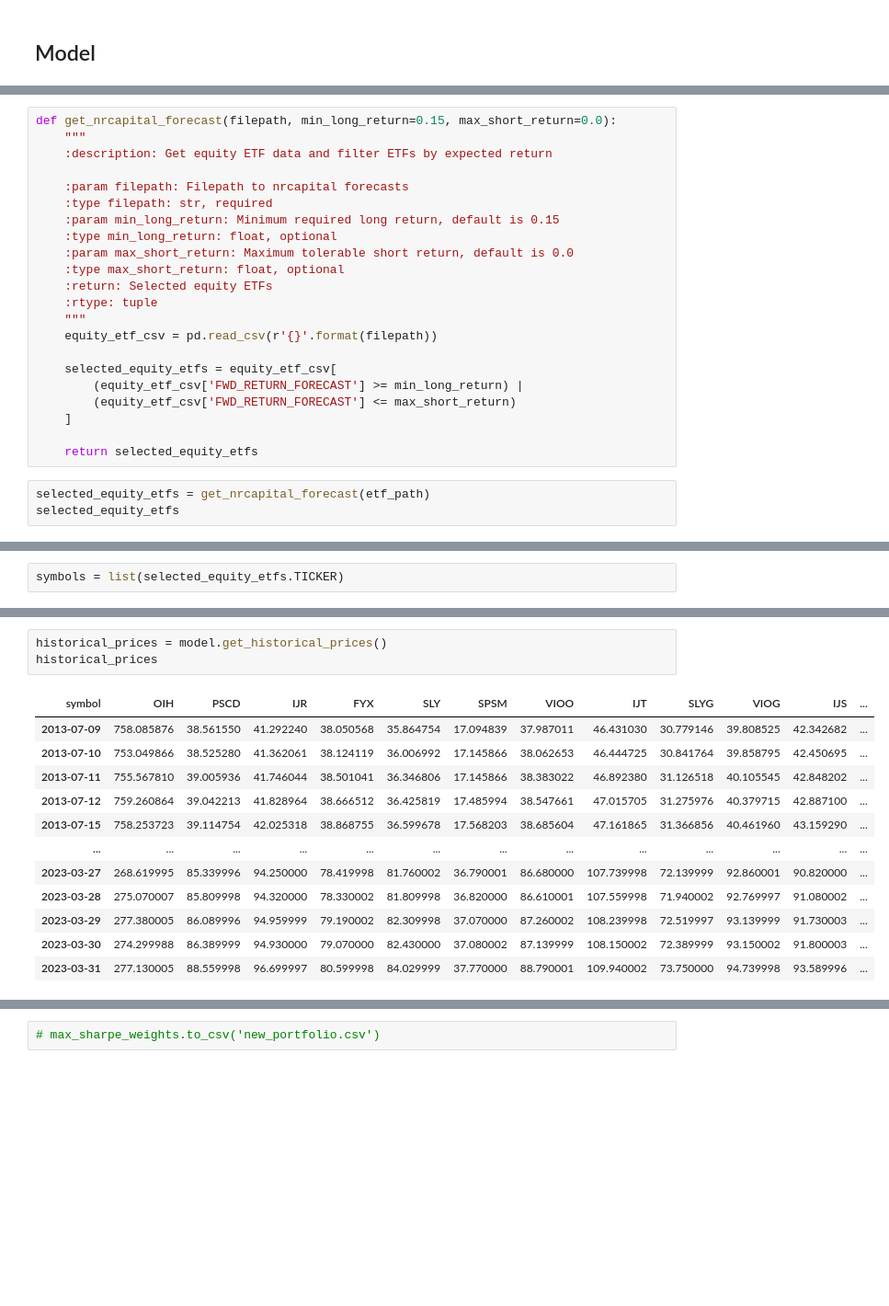
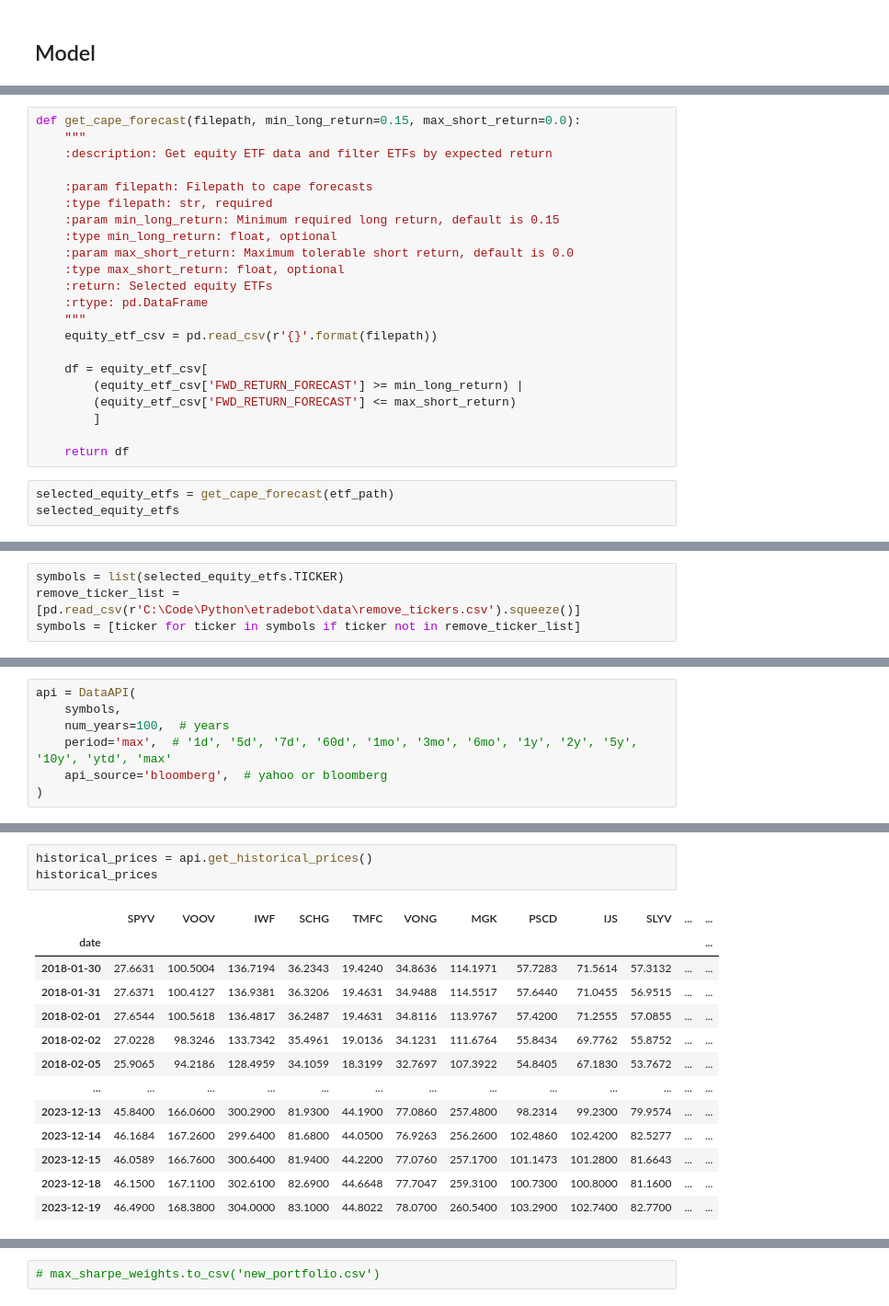
Before and after one commit to nathanramoscfa/etradebot, a Jupyter notebook: dev/strategy_example.ipynb, the cells around one changed output, grey strips where cells are left out. Shown at 92% size. Cells and saved outputs as stored; diff of their text form; blank space fills up the shorter version.

```diff
--- a/dev/strategy_example.ipynb
+++ b/dev/strategy_example.ipynb
@@ -28,26 +32,26 @@ stock_path='https://raw.githubusercontent.com/nathanramoscfa/nrcapital/main/data
 # %%
-def get_nrcapital_forecast(filepath, min_long_return=0.15, max_short_return=0.0):
+def get_cape_forecast(filepath, min_long_return=0.15, max_short_return=0.0):
     """
     :description: Get equity ETF data and filter ETFs by expected return
 
-    :param filepath: Filepath to nrcapital forecasts
+    :param filepath: Filepath to cape forecasts
     :type filepath: str, required
     :param min_long_return: Minimum required long return, default is 0.15
     :type min_long_return: float, optional
     :param max_short_return: Maximum tolerable short return, default is 0.0
     :type max_short_return: float, optional
     :return: Selected equity ETFs
-    :rtype: tuple
+    :rtype: pd.DataFrame
     """
     equity_etf_csv = pd.read_csv(r'{}'.format(filepath))
 
-    selected_equity_etfs = equity_etf_csv[
+    df = equity_etf_csv[
         (equity_etf_csv['FWD_RETURN_FORECAST'] >= min_long_return) |
         (equity_etf_csv['FWD_RETURN_FORECAST'] <= max_short_return)
-    ]
+        ]
 
-    return selected_equity_etfs
+    return df
 # %%
-selected_equity_etfs = get_nrcapital_forecast(etf_path)
+selected_equity_etfs = get_cape_forecast(etf_path)
 selected_equity_etfs
 # %% [output]
@@ -72,2 +75,4 @@ selected_equity_etfs
 # %%
 symbols = list(selected_equity_etfs.TICKER)
+remove_ticker_list = [pd.read_csv(r'C:\Code\Python\etradebot\data\remove_tickers.csv').squeeze()]
+symbols = [ticker for ticker in symbols if ticker not in remove_ticker_list]
@@ -74,3 +92,10 @@ symbols = list(selected_equity_etfs.TICKER)
+# %%
+api = DataAPI(
+    symbols,
+    num_years=100,  # years
+    period='max',  # '1d', '5d', '7d', '60d', '1mo', '3mo', '6mo', '1y', '2y', '5y', '10y', 'ytd', 'max'
+    api_source='bloomberg',  # yahoo or bloomberg
+)
 # %%
 model = Model(
     symbols,
@@ -88,17 +109,18 @@ model = Model(
 )
 # %%
-historical_prices = model.get_historical_prices()
+historical_prices = api.get_historical_prices()
 historical_prices
 # %% [output]
-| symbol | OIH | PSCD | IJR | FYX | SLY | SPSM | VIOO | IJT | SLYG | VIOG | IJS | ... |
-| 2013-07-09 | 758.085876 | 38.561550 | 41.292240 | 38.050568 | 35.864754 | 17.094839 | 37.987011 | 46.431030 | 30.779146 | 39.808525 | 42.342682 | ... |
-| 2013-07-10 | 753.049866 | 38.525280 | 41.362061 | 38.124119 | 36.006992 | 17.145866 | 38.062653 | 46.444725 | 30.841764 | 39.858795 | 42.450695 | ... |
-| 2013-07-11 | 755.567810 | 39.005936 | 41.746044 | 38.501041 | 36.346806 | 17.145866 | 38.383022 | 46.892380 | 31.126518 | 40.105545 | 42.848202 | ... |
-| 2013-07-12 | 759.260864 | 39.042213 | 41.828964 | 38.666512 | 36.425819 | 17.485994 | 38.547661 | 47.015705 | 31.275976 | 40.379715 | 42.887100 | ... |
-| 2013-07-15 | 758.253723 | 39.114754 | 42.025318 | 38.868755 | 36.599678 | 17.568203 | 38.685604 | 47.161865 | 31.366856 | 40.461960 | 43.159290 | ... |
+|  | SPYV | VOOV | IWF | SCHG | TMFC | VONG | MGK | PSCD | IJS | SLYV | ... | ... |
+| date |  |  |  |  |  |  |  |  |  |  |  | ... |
+| 2018-01-30 | 27.6631 | 100.5004 | 136.7194 | 36.2343 | 19.4240 | 34.8636 | 114.1971 | 57.7283 | 71.5614 | 57.3132 | ... | ... |
+| 2018-01-31 | 27.6371 | 100.4127 | 136.9381 | 36.3206 | 19.4631 | 34.9488 | 114.5517 | 57.6440 | 71.0455 | 56.9515 | ... | ... |
+| 2018-02-01 | 27.6544 | 100.5618 | 136.4817 | 36.2487 | 19.4631 | 34.8116 | 113.9767 | 57.4200 | 71.2555 | 57.0855 | ... | ... |
+| 2018-02-02 | 27.0228 | 98.3246 | 133.7342 | 35.4961 | 19.0136 | 34.1231 | 111.6764 | 55.8434 | 69.7762 | 55.8752 | ... | ... |
+| 2018-02-05 | 25.9065 | 94.2186 | 128.4959 | 34.1059 | 18.3199 | 32.7697 | 107.3922 | 54.8405 | 67.1830 | 53.7672 | ... | ... |
 | ... | ... | ... | ... | ... | ... | ... | ... | ... | ... | ... | ... | ... |
-| 2023-03-27 | 268.619995 | 85.339996 | 94.250000 | 78.419998 | 81.760002 | 36.790001 | 86.680000 | 107.739998 | 72.139999 | 92.860001 | 90.820000 | ... |
-| 2023-03-28 | 275.070007 | 85.809998 | 94.320000 | 78.330002 | 81.809998 | 36.820000 | 86.610001 | 107.559998 | 71.940002 | 92.769997 | 91.080002 | ... |
-| 2023-03-29 | 277.380005 | 86.089996 | 94.959999 | 79.190002 | 82.309998 | 37.070000 | 87.260002 | 108.239998 | 72.519997 | 93.139999 | 91.730003 | ... |
-| 2023-03-30 | 274.299988 | 86.389999 | 94.930000 | 79.070000 | 82.430000 | 37.080002 | 87.139999 | 108.150002 | 72.389999 | 93.150002 | 91.800003 | ... |
-| 2023-03-31 | 277.130005 | 88.559998 | 96.699997 | 80.599998 | 84.029999 | 37.770000 | 88.790001 | 109.940002 | 73.750000 | 94.739998 | 93.589996 | ... |
+| 2023-12-13 | 45.8400 | 166.0600 | 300.2900 | 81.9300 | 44.1900 | 77.0860 | 257.4800 | 98.2314 | 99.2300 | 79.9574 | ... | ... |
+| 2023-12-14 | 46.1684 | 167.2600 | 299.6400 | 81.6800 | 44.0500 | 76.9263 | 256.2600 | 102.4860 | 102.4200 | 82.5277 | ... | ... |
+| 2023-12-15 | 46.0589 | 166.7600 | 300.6400 | 81.9400 | 44.2200 | 77.0760 | 257.1700 | 101.1473 | 101.2800 | 81.6643 | ... | ... |
+| 2023-12-18 | 46.1500 | 167.1100 | 302.6100 | 82.6900 | 44.6648 | 77.7047 | 259.3100 | 100.7300 | 100.8000 | 81.1600 | ... | ... |
+| 2023-12-19 | 46.4900 | 168.3800 | 304.0000 | 83.1000 | 44.8022 | 78.0700 | 260.5400 | 103.2900 | 102.7400 | 82.7700 | ... | ... |
```
Also changed, not shown: parts of 21 cells of this notebook, 20 other files.
